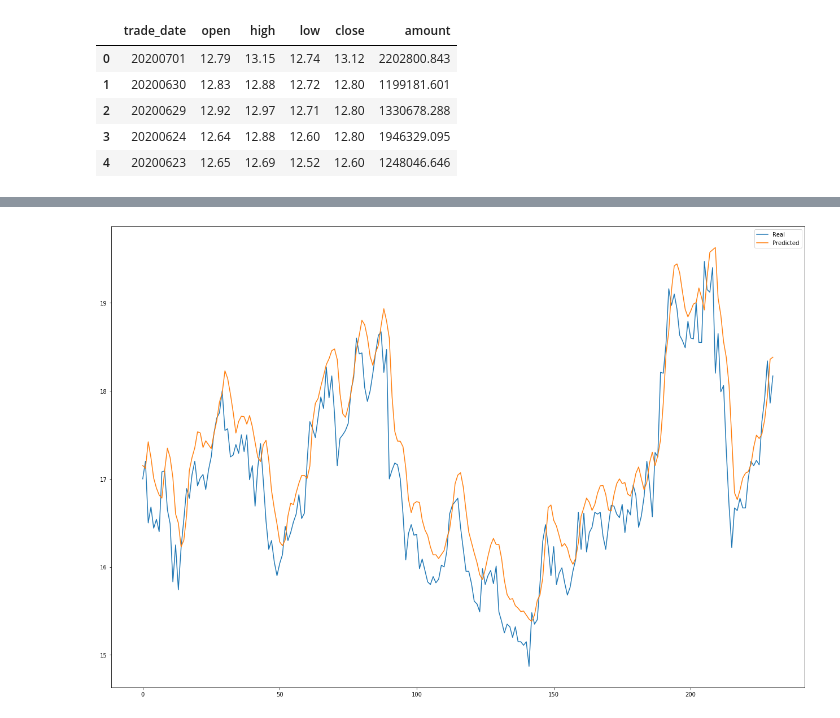
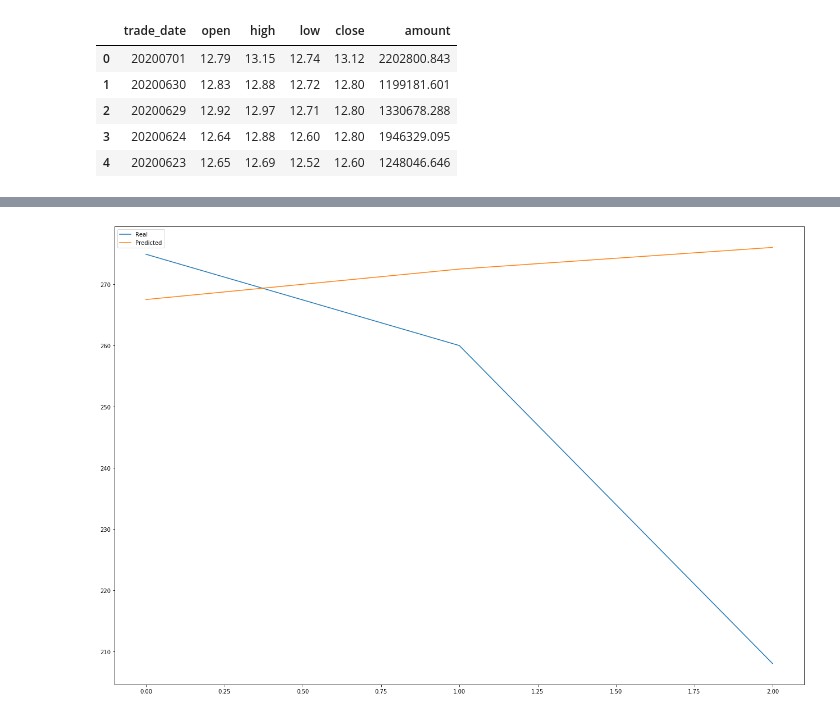
Before and after one commit to bizeasy17/investtrack, a Jupyter notebook: predication/LSTM_predict.ipynb, the cells around one changed output, grey strips where cells are left out. Drawn from its saved outputs; the diff is of its cells as text; code cells hidden in the pictures.

```diff
--- a/predication/LSTM_predict.ipynb
+++ b/predication/LSTM_predict.ipynb
@@ -73,7 +80,7 @@ df.head()
 | 3 | 20200624 | 12.64 | 12.88 | 12.60 | 12.80 | 1946329.095 |
 | 4 | 20200623 | 12.65 | 12.69 | 12.52 | 12.60 | 1248046.646 |
 # %%
-ohlcv_histories, _, next_day_open_values, unscaled_y, y_normaliser = csv_to_dataset('data/PA_daily.csv')
+ohlcv_histories, _, next_day_open_values, unscaled_y, y_normaliser = csv_to_dataset('data/HWJ_daily.csv')
 
 test_split = 0.9
 n = int(ohlcv_histories.shape[0] * test_split)
@@ -158,4 +165,4 @@ Epoch 50/50
-[figure, old version]
+[figure, new version]
 # %%
 # dataset
 
```
Also changed, not shown: parts of 5 cells of this notebook, 6 other files.
